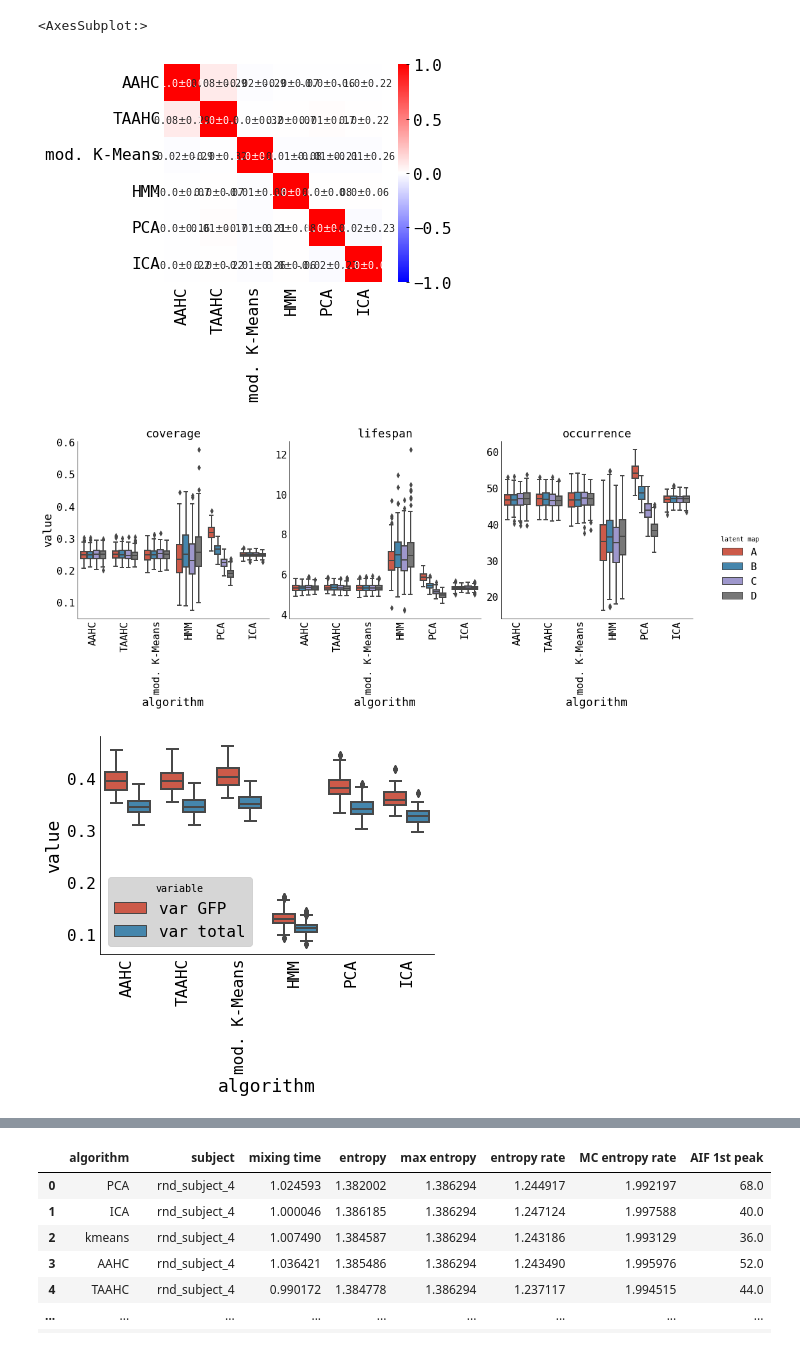
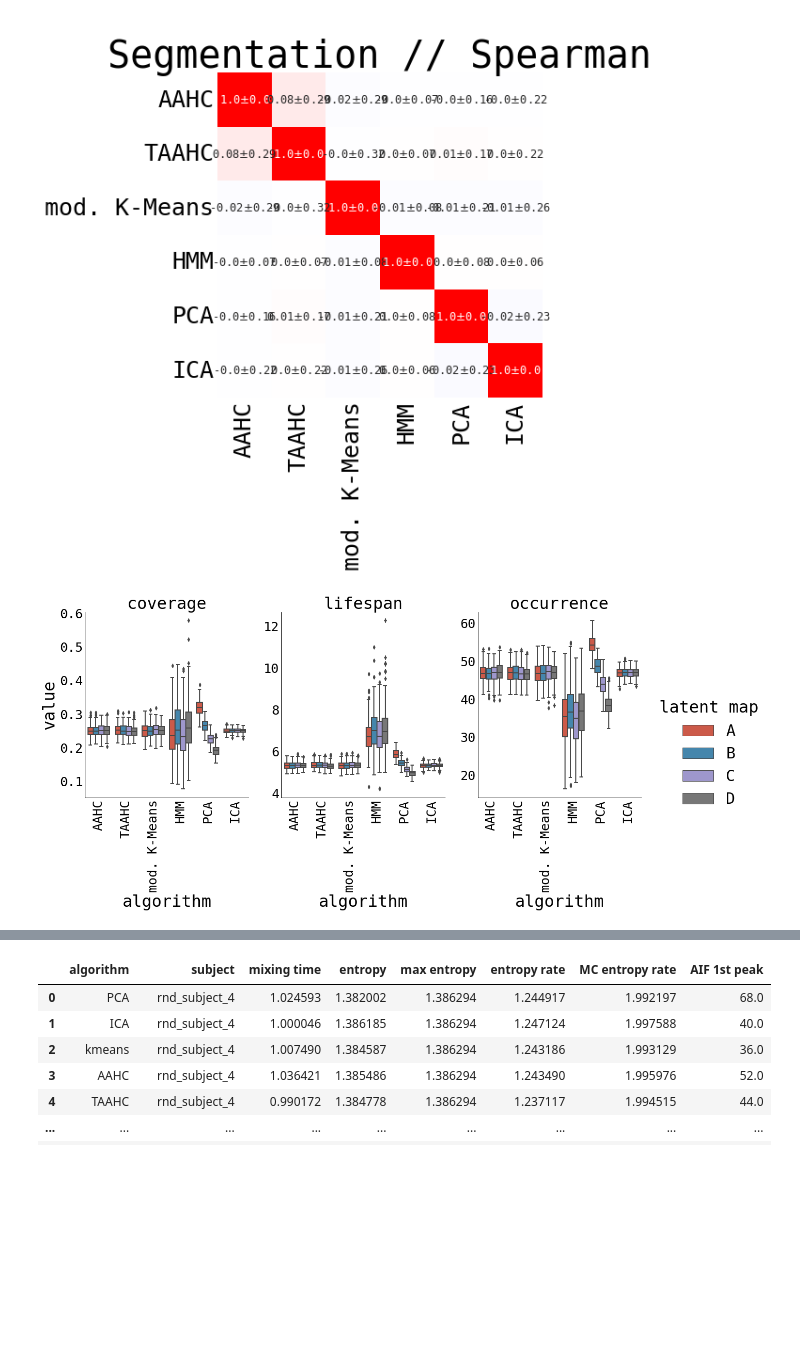
Before and after one commit to jajcayn/eeg_latent_space, a Jupyter notebook: notebooks/paper/gaussian_data_3d_200subjects_20chans-4states.ipynb, the cells around one changed output, grey strips where cells are left out. Cells and saved outputs as stored; diff of their text form; code cells hidden in the pictures; blank space fills up the shorter version.

```diff
--- a/notebooks/paper/gaussian_data_3d_200subjects_20chans-4states.ipynb
+++ b/notebooks/paper/gaussian_data_3d_200subjects_20chans-4states.ipynb
@@ -38,36 +60,38 @@ segm_mean = (
     .reset_index()
     .pivot(index="level_0", columns="level_1")
     .loc[COLUMNS_ORDER, (0, COLUMNS_ORDER)]
 )
 segm_mean.index.name = ""
 segm_mean.columns = segm_mean.columns.get_level_values(1)
 segm_mean.columns.name = ""
 
 segm_std = (
     data_for_corr.std()
     .reset_index()
     .pivot(index="level_0", columns="level_1")
     .loc[COLUMNS_ORDER, (0, COLUMNS_ORDER)]
 )
 segm_std.index.name = ""
 segm_std.columns = segm_std.columns.get_level_values(1)
 segm_std.columns.name = ""
 
-ax = plt.subplot(111)
+g1 = pw.Brick("ax0", figsize=(6, 6))
 sns.heatmap(
     segm_mean,
     square=True,
     vmin=-1,
     vmax=1,
     cmap="bwr",
     annot=segm_mean.round(2).astype(str) + "$\pm$" + segm_std.round(2).astype(str),
     fmt="",
+    ax=g1,
 )
+g1.set_title("Segmentation // Spearman")
+g1.savefig(quick=True)
 # mean = prep.
 # std = prep.std(ddof=1).reset_index().pivot(index="level_0", columns="level_1")
 # %% [output]
-<AxesSubplot:>
-[figure, old version]
+[figure, new version]
 # %%
 # rcorrs = data[data.columns[3:]].corr("spearman")
 # np.fill_diagonal(rcorrs.values, np.nan)
@@ -87,12 +111,13 @@ sns.heatmap(
 # # g7 = pw.load_seaborngrid(g)
 # display(data[data.columns[3:]].rcorr("spearman", padjust="fdr_by"))
 # %%
-# stats = (
-#     stats.replace({"kmeans": "mod. K-Means"}).rename(columns={"var_GFP": "var GFP", "var_total": "var total"})
-#     .set_index("algorithm")
-#     .loc[COLUMNS_ORDER]
-#     .reset_index()
-# )
+stats = (
+    stats.replace({"kmeans": "mod. K-Means"})
+    .rename(columns={"var_GFP": "var GFP", "var_total": "var total"})
+    .set_index("algorithm")
+    .loc[COLUMNS_ORDER]
+    .reset_index()
+)
 stats_melt = stats.melt(
     id_vars=["algorithm", "latent map"],
     value_vars=["coverage", "lifespan", "occurrence"],
@@ -110,18 +135,8 @@ g = sns.catplot(
 )
 g.set_xticklabels(rotation=90)
 g.set_titles(col_template="{col_name}")
-plt.show()
-g = sns.boxplot(
-    data=stats.melt(id_vars="algorithm", value_vars=["var GFP", "var total"]),
-    x="algorithm",
-    y="value",
-    hue="variable",
-)
-sns.despine(ax=g)
-g.set_xticklabels(COLUMNS_ORDER, rotation=90)
-plt.show()
-# g8 = pw.load_seaborngrid(g)
-# g8.savefig(quick=True)
+
+g2 = pw.load_seaborngrid(g)
+g2.savefig(quick=True)
 # %% [output]
-[figure, old version]
+[figure, new version]
-[figure, removed]
```
Also changed, not shown: parts of 10 cells of this notebook, 3 other files.
